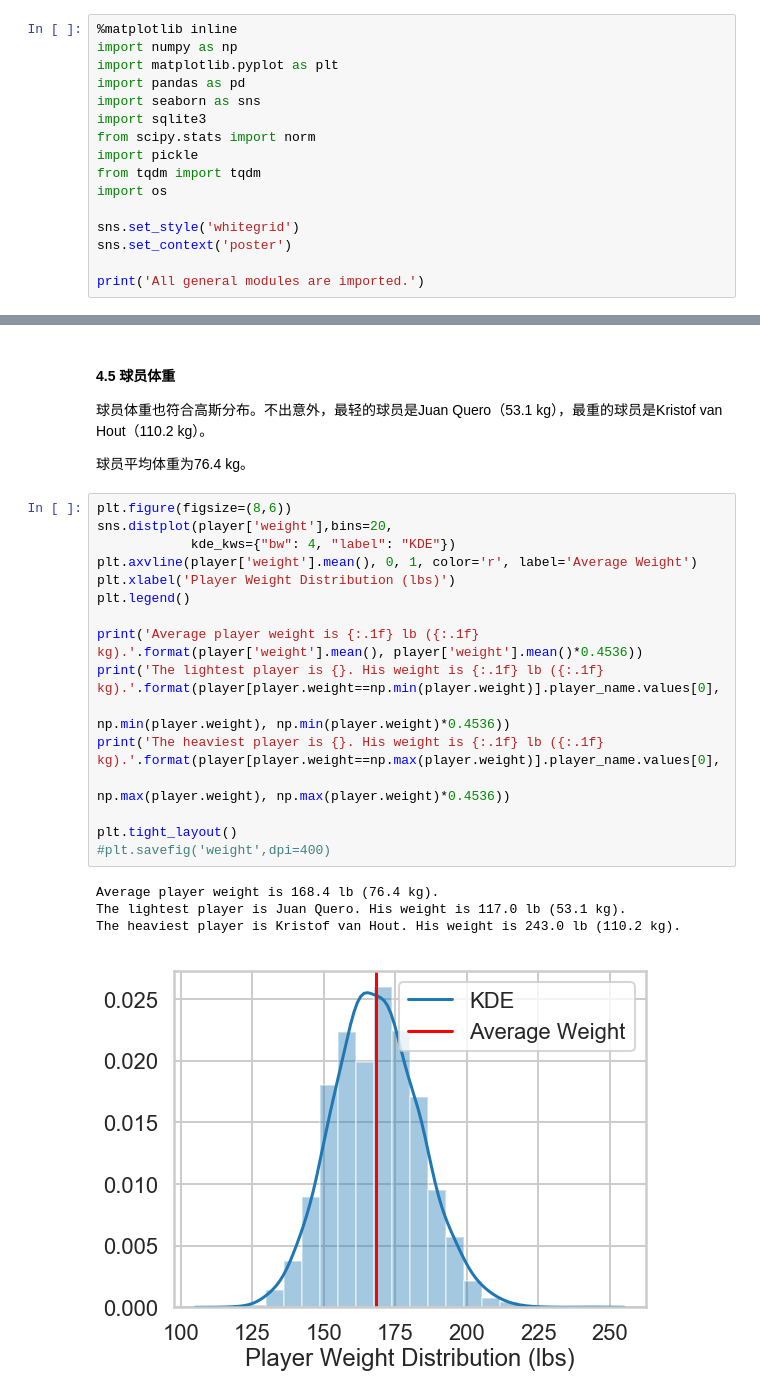
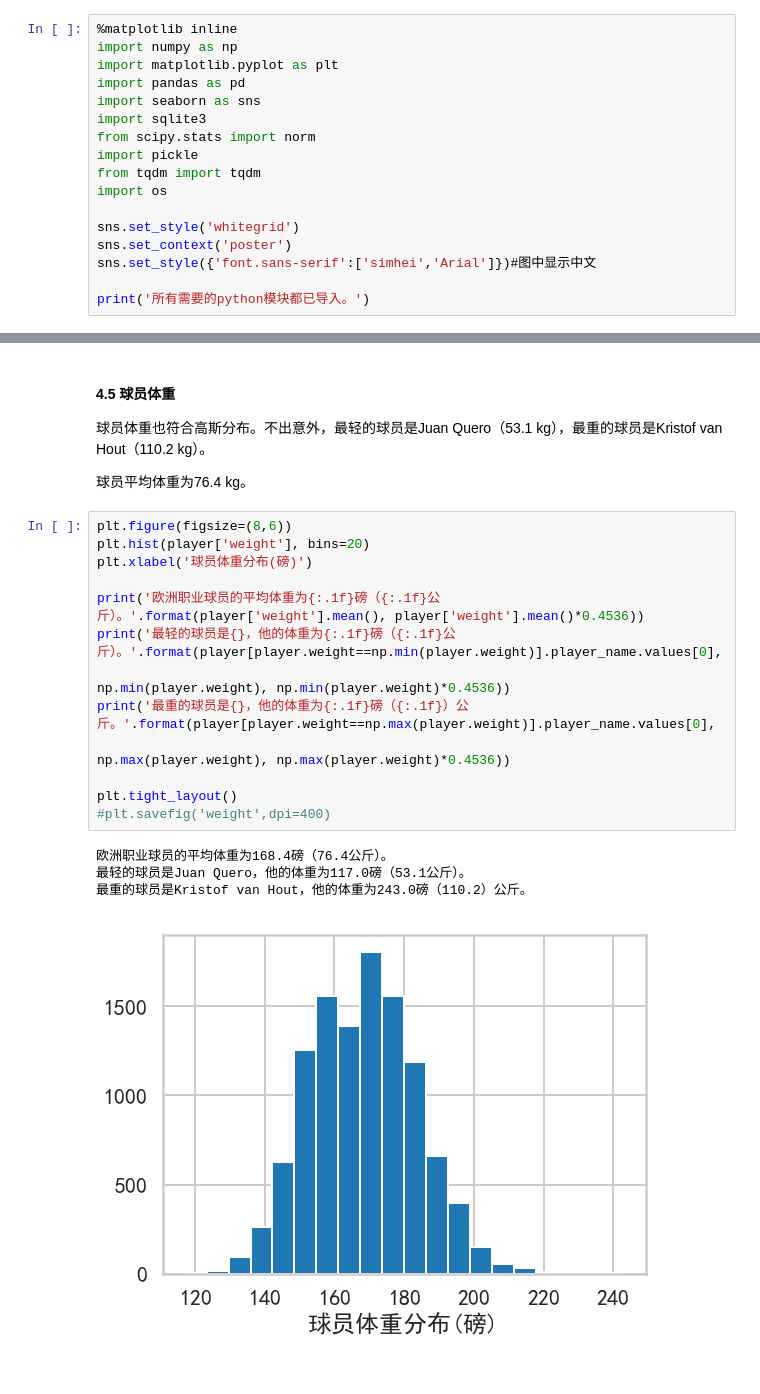
Before and after one commit to xzl524/football_data_analysis, a Jupyter notebook: projects/european_soccer_database_analysis/exploratory_data_analysis/exploratory_data_analysis_1_CN.ipynb, the cells around one changed output, grey strips where cells are left out. Drawn from its saved outputs; the diff is of its cells as text.

```diff
--- a/projects/european_soccer_database_analysis/exploratory_data_analysis/exploratory_data_analysis_1_CN.ipynb
+++ b/projects/european_soccer_database_analysis/exploratory_data_analysis/exploratory_data_analysis_1_CN.ipynb
@@ -58,6 +58,7 @@ import os
 
 sns.set_style('whitegrid')
 sns.set_context('poster')
+sns.set_style({'font.sans-serif':['simhei','Arial']})#图中显示中文
 
-print('All general modules are imported.')
+print('所有需要的python模块都已导入。')
 # %% [output]
@@ -467,22 +472,19 @@ The tallest player is Kristof van Hout. His height is 208.3 cm.
 球员平均体重为76.4 kg。
 # %%
 plt.figure(figsize=(8,6))
-sns.distplot(player['weight'],bins=20,
-            kde_kws={"bw": 4, "label": "KDE"})
-plt.axvline(player['weight'].mean(), 0, 1, color='r', label='Average Weight')
-plt.xlabel('Player Weight Distribution (lbs)')
-plt.legend()
+plt.hist(player['weight'], bins=20)
+plt.xlabel('球员体重分布(磅)')
 
-print('Average player weight is {:.1f} lb ({:.1f} kg).'.format(player['weight'].mean(), player['weight'].mean()*0.4536))
-print('The lightest player is {}. His weight is {:.1f} lb ({:.1f} kg).'.format(player[player.weight==np.min(player.weight)].player_name.values[0],
+print('欧洲职业球员的平均体重为{:.1f}磅（{:.1f}公斤）。'.format(player['weight'].mean(), player['weight'].mean()*0.4536))
+print('最轻的球员是{}，他的体重为{:.1f}磅（{:.1f}公斤）。'.format(player[player.weight==np.min(player.weight)].player_name.values[0],
                                                                    np.min(player.weight), np.min(player.weight)*0.4536))
-print('The heaviest player is {}. His weight is {:.1f} lb ({:.1f} kg).'.format(player[player.weight==np.max(player.weight)].player_name.values[0],
+print('最重的球员是{}，他的体重为{:.1f}磅（{:.1f}）公斤。'.format(player[player.weight==np.max(player.weight)].player_name.values[0],
                                                               np.max(player.weight), np.max(player.weight)*0.4536))
 
 plt.tight_layout()
 #plt.savefig('weight',dpi=400)
 # %% [output]
-Average player weight is 168.4 lb (76.4 kg).
-The lightest player is Juan Quero. His weight is 117.0 lb (53.1 kg).
-The heaviest player is Kristof van Hout. His weight is 243.0 lb (110.2 kg).
+欧洲职业球员的平均体重为168.4磅（76.4公斤）。
+最轻的球员是Juan Quero，他的体重为117.0磅（53.1公斤）。
+最重的球员是Kristof van Hout，他的体重为243.0磅（110.2）公斤。
-[figure, old version]
+[figure, new version]
```
Also changed, not shown: parts of 12 cells of this notebook.
